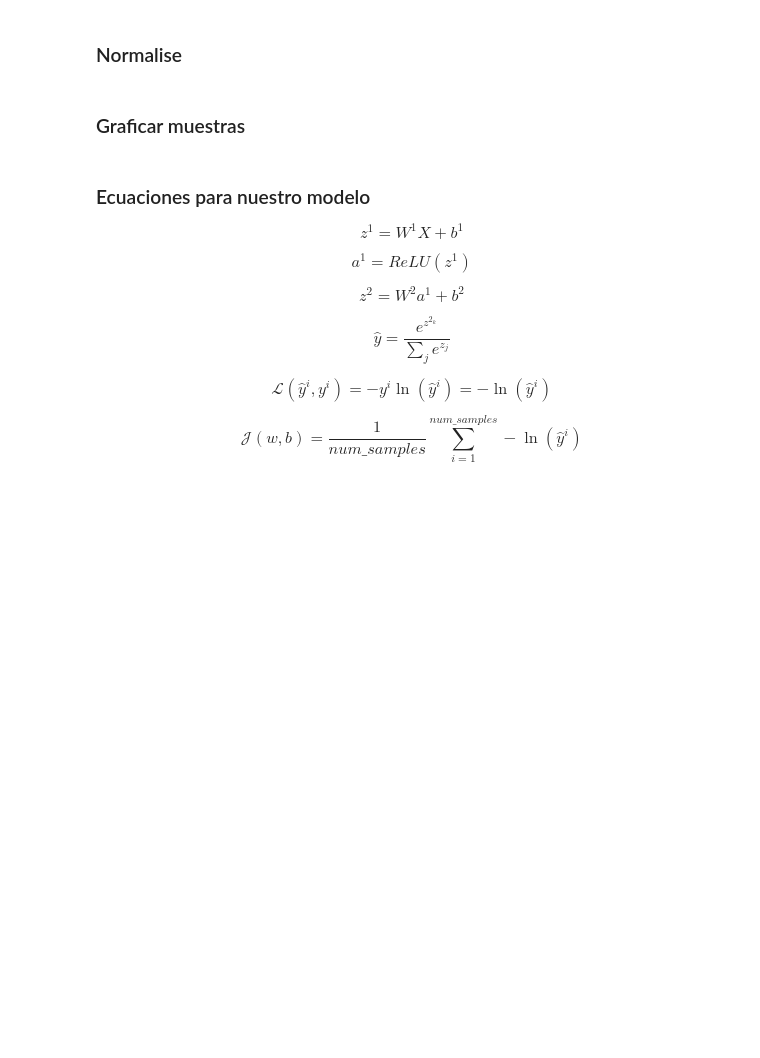
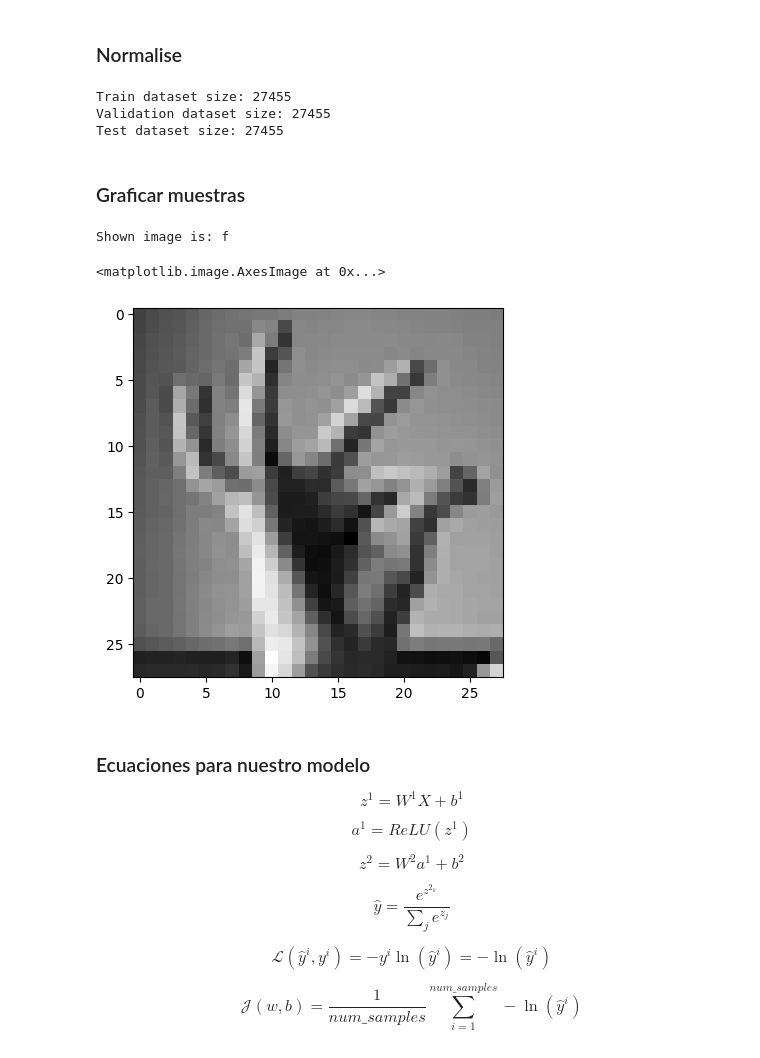
Before and after one commit to MarceloIsmael21/Github, a Jupyter notebook: Activity1/A1b_DL_TC5033.ipynb, the cells around one changed output. Drawn from its saved outputs; the diff is of its cells as text; code cells hidden in the pictures; blank space fills up the shorter version.

```diff
--- a/Activity1/A1b_DL_TC5033.ipynb
+++ b/Activity1/A1b_DL_TC5033.ipynb
@@ -51,7 +51,7 @@ import os
 %matplotlib inline
 # %%
 # DATA_PATH = '/media/pepe/DataUbuntu/Databases/asl_data/'
-DATA_PATH = './asl_data'
+DATA_PATH = 'datasets/asl_data'
 train_df = pd.read_csv(os.path.join(DATA_PATH, 'sign_mnist_train.csv'))
 valid_df = pd.read_csv(os.path.join(DATA_PATH, 'sign_mnist_valid.csv'))
 # %%
@@ -103,8 +117,40 @@ print(len(alphabet))
 24
 # %% [markdown]
 ### Normalise
+# %%
+def normalise(x_mean, x_std, x_data):
+    return (x_data - x_mean) / x_std
+# %%
+x_mean = x_train.mean()
+x_std = x_train.std()
+
+x_train = normalise(x_mean, x_std, x_train)
+x_val = normalise(x_mean, x_std, x_val)
+x_test = normalise(x_mean, x_std, x_test)
+# %%
+def size_check(x,y):
+    if x_train.shape[0]==y_train.shape[0]:
+        return x_train.shape[0]
+    else:
+        print("Inconsistent input-output size")
+
+print(f"Train dataset size: {size_check(x_train,y_train)}")
+print(f"Validation dataset size: {size_check(x_val,y_val)}")
+print(f"Test dataset size: {size_check(x_test,y_test)}")
+# %% [output]
+Train dataset size: 27455
+Validation dataset size: 27455
+Test dataset size: 27455
 # %% [markdown]
 ### Graficar muestras
+# %%
+rnd_idx = np.random.randint(len(y_test))
+print(f'Shown image is: {alphabet[y_test[rnd_idx]]}')
+plt.imshow(x_test[rnd_idx].reshape(28, 28), cmap='gray')
+# %% [output]
+Shown image is: f
+<matplotlib.image.AxesImage at 0x...>
+[figure, added]
 # %% [markdown]
 ### Ecuaciones para nuestro modelo
 
```
Also changed, not shown: parts of 19 cells of this notebook, 1 other file.
